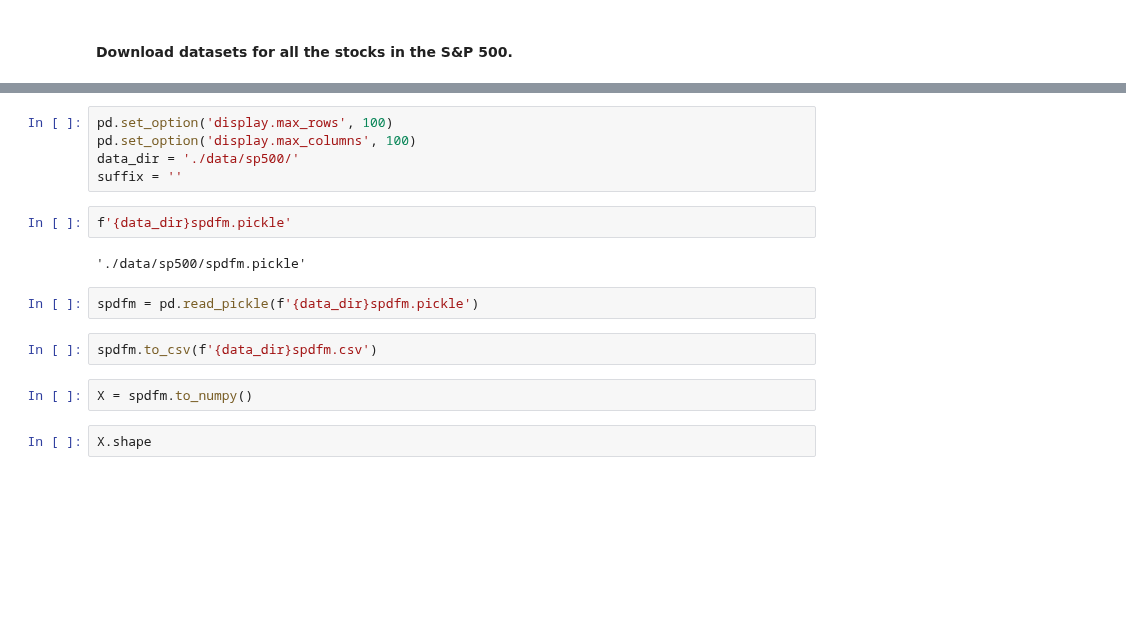
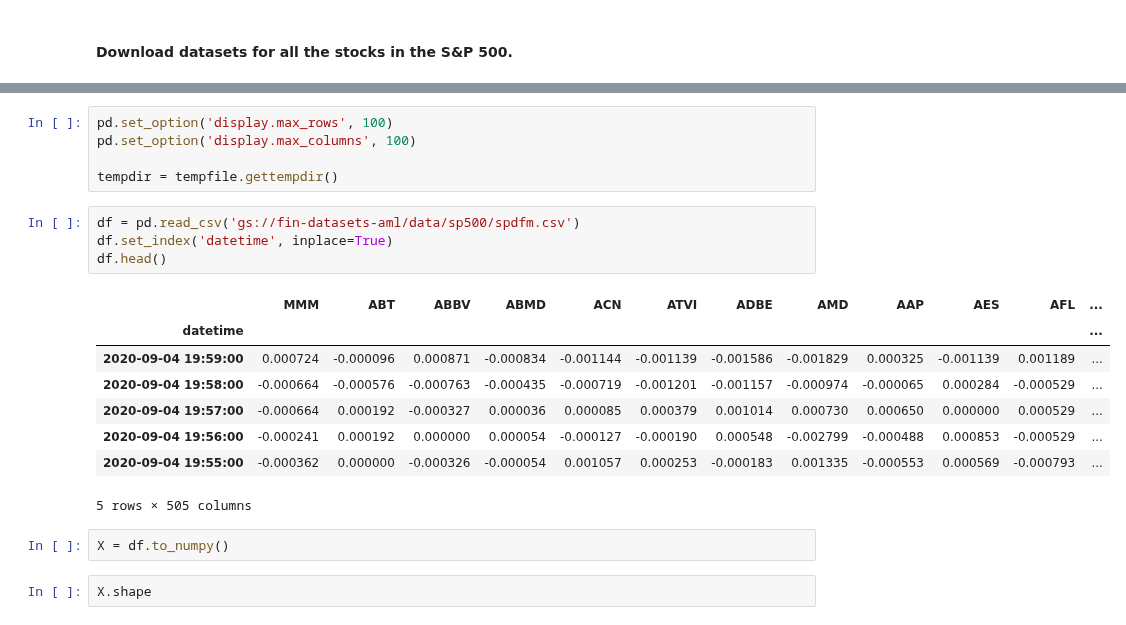
Before and after one commit to MarkPopovich/financial-ml, a Jupyter notebook: 4-Modeling/4.7 Design Deep Reinforcement Learning Agent.ipynb, the cells around one changed output, grey strips where cells are left out. Drawn from its saved outputs; the diff is of its cells as text; blank space fills up the shorter version.

```diff
--- a/4-Modeling/4.7 Design Deep Reinforcement Learning Agent.ipynb
+++ b/4-Modeling/4.7 Design Deep Reinforcement Learning Agent.ipynb
@@ -82,18 +85,23 @@ tempdir = tempfile.gettempdir()
 # %%
 pd.set_option('display.max_rows', 100)
 pd.set_option('display.max_columns', 100)
-data_dir = './data/sp500/'
-suffix = ''
+
+tempdir = tempfile.gettempdir()
-# %%
-f'{data_dir}spdfm.pickle'
-# %% [output]
-'./data/sp500/spdfm.pickle'
-# %%
-spdfm = pd.read_pickle(f'{data_dir}spdfm.pickle')
-# %%
-spdfm.to_csv(f'{data_dir}spdfm.csv')
+# %%
+df = pd.read_csv('gs://fin-datasets-aml/data/sp500/spdfm.csv')
+df.set_index('datetime', inplace=True)
+df.head()
+# %% [output]
+|  | MMM | ABT | ABBV | ABMD | ACN | ATVI | ADBE | AMD | AAP | AES | AFL | ... |
+| datetime |  |  |  |  |  |  |  |  |  |  |  | ... |
+| 2020-09-04 19:59:00 | 0.000724 | -0.000096 | 0.000871 | -0.000834 | -0.001144 | -0.001139 | -0.001586 | -0.001829 | 0.000325 | -0.001139 | 0.001189 | ... |
+| 2020-09-04 19:58:00 | -0.000664 | -0.000576 | -0.000763 | -0.000435 | -0.000719 | -0.001201 | -0.001157 | -0.000974 | -0.000065 | 0.000284 | -0.000529 | ... |
+| 2020-09-04 19:57:00 | -0.000664 | 0.000192 | -0.000327 | 0.000036 | 0.000085 | 0.000379 | 0.001014 | 0.000730 | 0.000650 | 0.000000 | 0.000529 | ... |
+| 2020-09-04 19:56:00 | -0.000241 | 0.000192 | 0.000000 | 0.000054 | -0.000127 | -0.000190 | 0.000548 | -0.002799 | -0.000488 | 0.000853 | -0.000529 | ... |
+| 2020-09-04 19:55:00 | -0.000362 | 0.000000 | -0.000326 | -0.000054 | 0.001057 | 0.000253 | -0.000183 | 0.001335 | -0.000553 | 0.000569 | -0.000793 | ... |
+5 rows × 505 columns
 # %%
-X = spdfm.to_numpy()
+X = df.to_numpy()
 # %%
 X.shape
 # %% [output]
```
Also changed, not shown: parts of 17 cells of this notebook.
